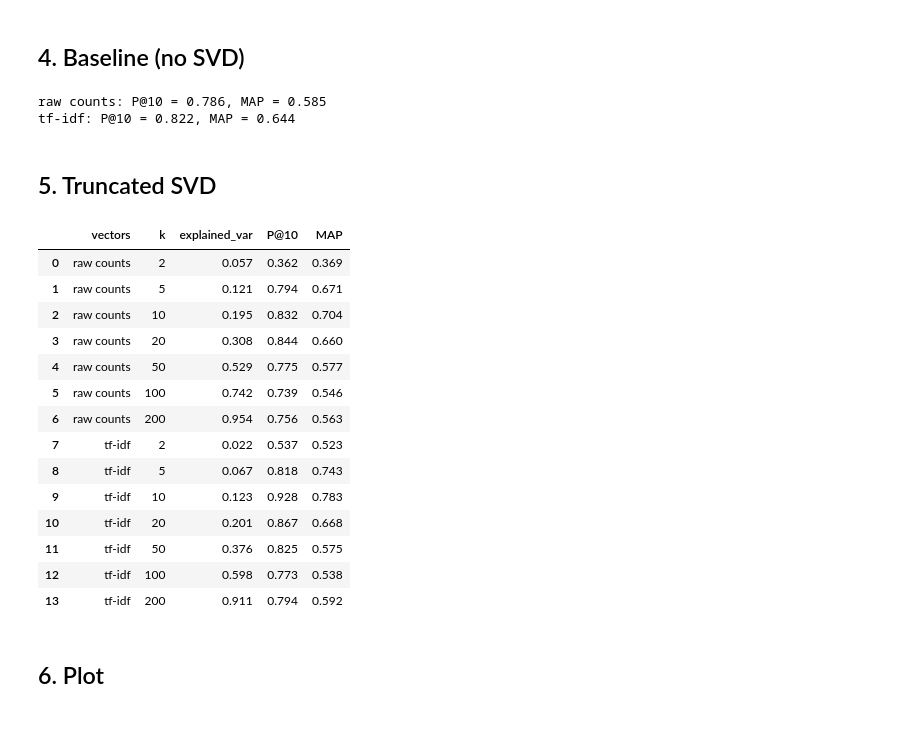
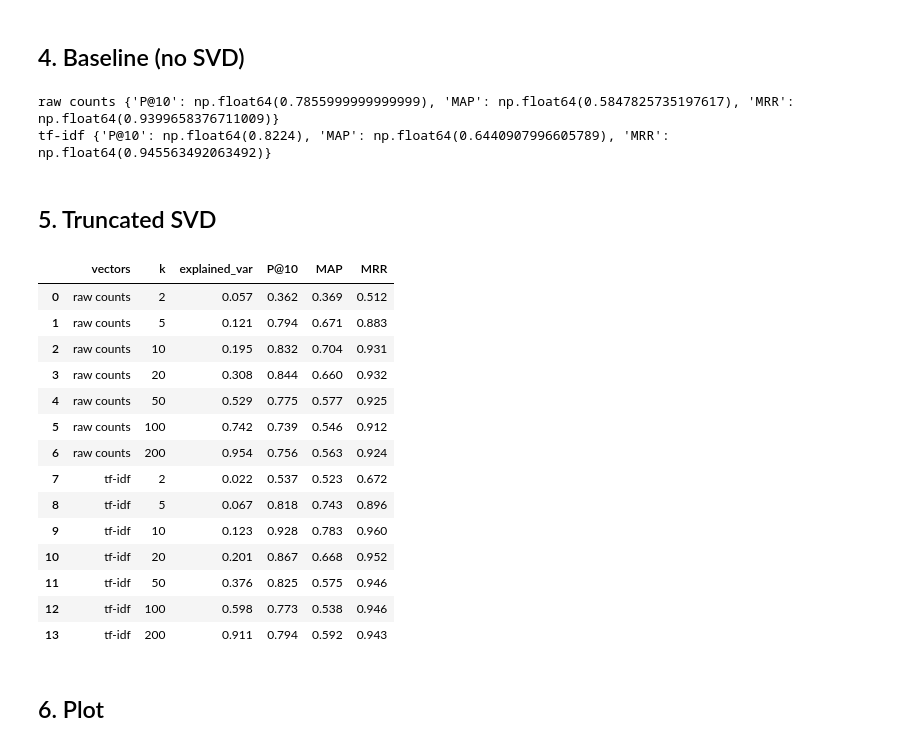
Before and after one commit to anjals2804/CS103-proj, a Jupyter notebook: src/03_dimensionality_reduction.ipynb, the cells around one changed output. Cells and saved outputs as stored; diff of their text form; code cells hidden in the pictures.

```diff
--- a/src/03_dimensionality_reduction.ipynb
+++ b/src/03_dimensionality_reduction.ipynb
@@ -55,7 +55,14 @@ tf-idf: (250, 4400)
 ## 3. Evaluation
 Every document is used as a query once. The other 249 documents are ranked by cosine similarity, and a result counts as relevant if it is in the same category as the query. We report P@10 and MAP.
 # %%
-def evaluate(vectors):
+import numpy as np
+from sklearn.metrics.pairwise import cosine_similarity
+
+
+def evaluate(vectors, labels):
+    # every document is used as a query once, the other documents are ranked by cosine similarity
+    # a result is relevant if it has the same category as the query
+    labels = np.array(labels)
     sim = cosine_similarity(vectors)
     np.fill_diagonal(sim, -np.inf)
     order = np.argsort(-sim, axis=1)[:, :-1]
@@ -66,45 +73,49 @@ def evaluate(vectors):
     ranks = np.arange(1, relevant.shape[1] + 1)
     precision_at_rank = np.cumsum(relevant, axis=1) / ranks
     ap = (precision_at_rank * relevant).sum(axis=1) / relevant.sum(axis=1)
-    return p10, ap.mean()
+
+    first_hit = relevant.argmax(axis=1) + 1
+    mrr = (1 / first_hit).mean()
+
+    return {"P@10": p10, "MAP": ap.mean(), "MRR": mrr}
 # %% [markdown]
 ## 4. Baseline (no SVD)
 # %%
 for name, X in [("raw counts", X_count), ("tf-idf", X_tfidf)]:
-    p10, map_ = evaluate(X)
-    print(f"{name}: P@10 = {p10:.3f}, MAP = {map_:.3f}")
+    scores = evaluate(X, labels)
+    print(name, scores)
 # %% [output]
-raw counts: P@10 = 0.786, MAP = 0.585
-tf-idf: P@10 = 0.822, MAP = 0.644
+raw counts {'P@10': np.float64(0.7855999999999999), 'MAP': np.float64(0.5847825735197617), 'MRR': np.float64(0.9399658376711009)}
+tf-idf {'P@10': np.float64(0.8224), 'MAP': np.float64(0.6440907996605789), 'MRR': np.float64(0.945563492063492)}
 # %% [markdown]
 ## 5. Truncated SVD
 # %%
 results = []
 for name, X in [("raw counts", X_count), ("tf-idf", X_tfidf)]:
     for k in K_VALUES:
         svd = TruncatedSVD(n_components=k, random_state=SEED)
         reduced = svd.fit_transform(X)
-        p10, map_ = evaluate(reduced)
-        results.append([name, k, svd.explained_variance_ratio_.sum(), p10, map_])
+        scores = evaluate(reduced, labels)
+        results.append([name, k, svd.explained_variance_ratio_.sum(), scores["P@10"], scores["MAP"], scores["MRR"]])
 
-results = pd.DataFrame(results, columns=["vectors", "k", "explained_var", "P@10", "MAP"])
+results = pd.DataFrame(results, columns=["vectors", "k", "explained_var", "P@10", "MAP", "MRR"])
 results.round(3)
 # %% [output]
-|  | vectors | k | explained_var | P@10 | MAP |
-| 0 | raw counts | 2 | 0.057 | 0.362 | 0.369 |
-| 1 | raw counts | 5 | 0.121 | 0.794 | 0.671 |
-| 2 | raw counts | 10 | 0.195 | 0.832 | 0.704 |
-| 3 | raw counts | 20 | 0.308 | 0.844 | 0.660 |
-| 4 | raw counts | 50 | 0.529 | 0.775 | 0.577 |
-| 5 | raw counts | 100 | 0.742 | 0.739 | 0.546 |
-| 6 | raw counts | 200 | 0.954 | 0.756 | 0.563 |
-| 7 | tf-idf | 2 | 0.022 | 0.537 | 0.523 |
-| 8 | tf-idf | 5 | 0.067 | 0.818 | 0.743 |
-| 9 | tf-idf | 10 | 0.123 | 0.928 | 0.783 |
-| 10 | tf-idf | 20 | 0.201 | 0.867 | 0.668 |
-| 11 | tf-idf | 50 | 0.376 | 0.825 | 0.575 |
-| 12 | tf-idf | 100 | 0.598 | 0.773 | 0.538 |
-| 13 | tf-idf | 200 | 0.911 | 0.794 | 0.592 |
+|  | vectors | k | explained_var | P@10 | MAP | MRR |
+| 0 | raw counts | 2 | 0.057 | 0.362 | 0.369 | 0.512 |
+| 1 | raw counts | 5 | 0.121 | 0.794 | 0.671 | 0.883 |
+| 2 | raw counts | 10 | 0.195 | 0.832 | 0.704 | 0.931 |
+| 3 | raw counts | 20 | 0.308 | 0.844 | 0.660 | 0.932 |
+| 4 | raw counts | 50 | 0.529 | 0.775 | 0.577 | 0.925 |
+| 5 | raw counts | 100 | 0.742 | 0.739 | 0.546 | 0.912 |
+| 6 | raw counts | 200 | 0.954 | 0.756 | 0.563 | 0.924 |
+| 7 | tf-idf | 2 | 0.022 | 0.537 | 0.523 | 0.672 |
+| 8 | tf-idf | 5 | 0.067 | 0.818 | 0.743 | 0.896 |
+| 9 | tf-idf | 10 | 0.123 | 0.928 | 0.783 | 0.960 |
+| 10 | tf-idf | 20 | 0.201 | 0.867 | 0.668 | 0.952 |
+| 11 | tf-idf | 50 | 0.376 | 0.825 | 0.575 | 0.946 |
+| 12 | tf-idf | 100 | 0.598 | 0.773 | 0.538 | 0.946 |
+| 13 | tf-idf | 200 | 0.911 | 0.794 | 0.592 | 0.943 |
 # %% [markdown]
 ## 6. Plot
 # %%
```
Also changed, not shown: parts of 2 cells of this notebook, 2 other files.
